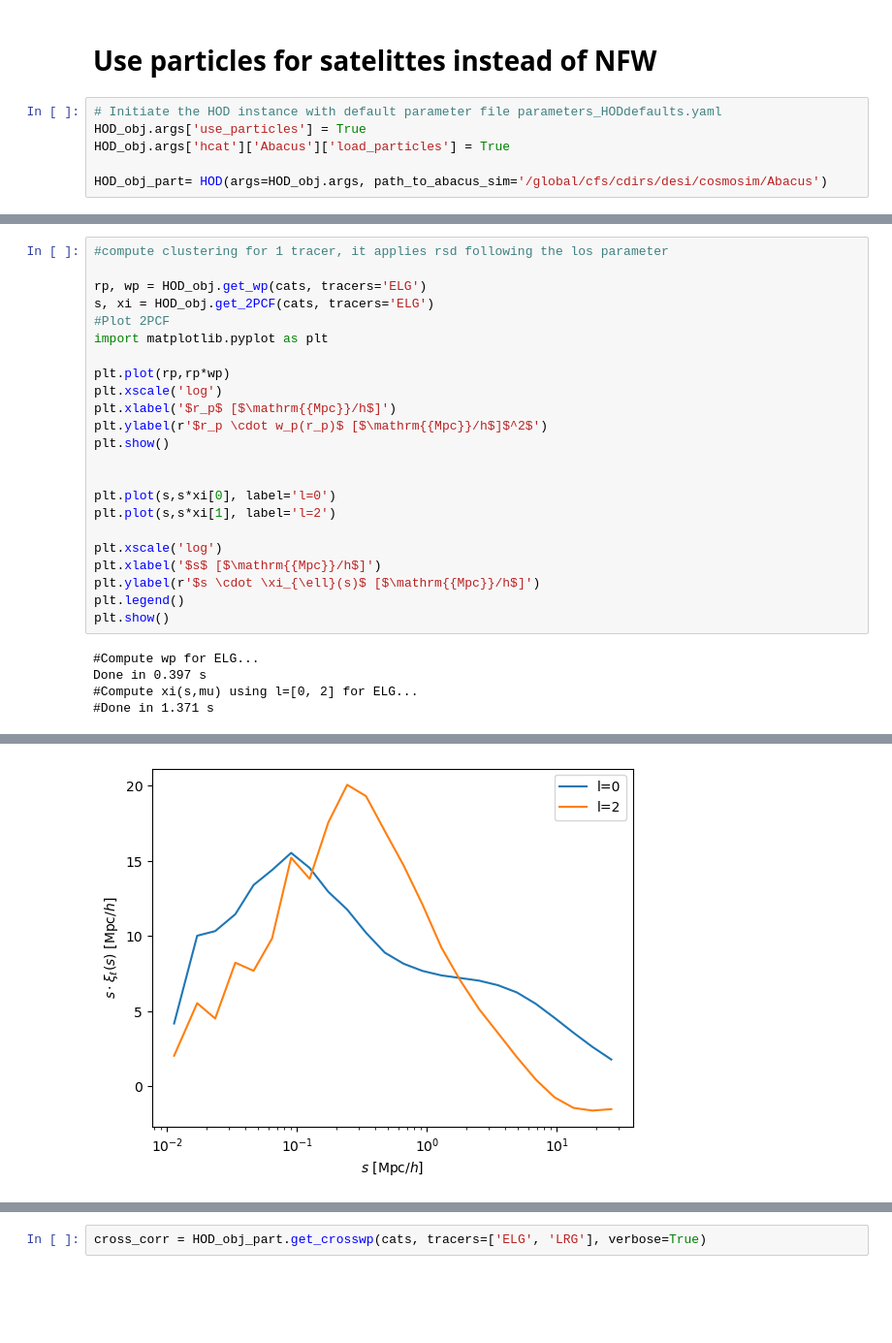
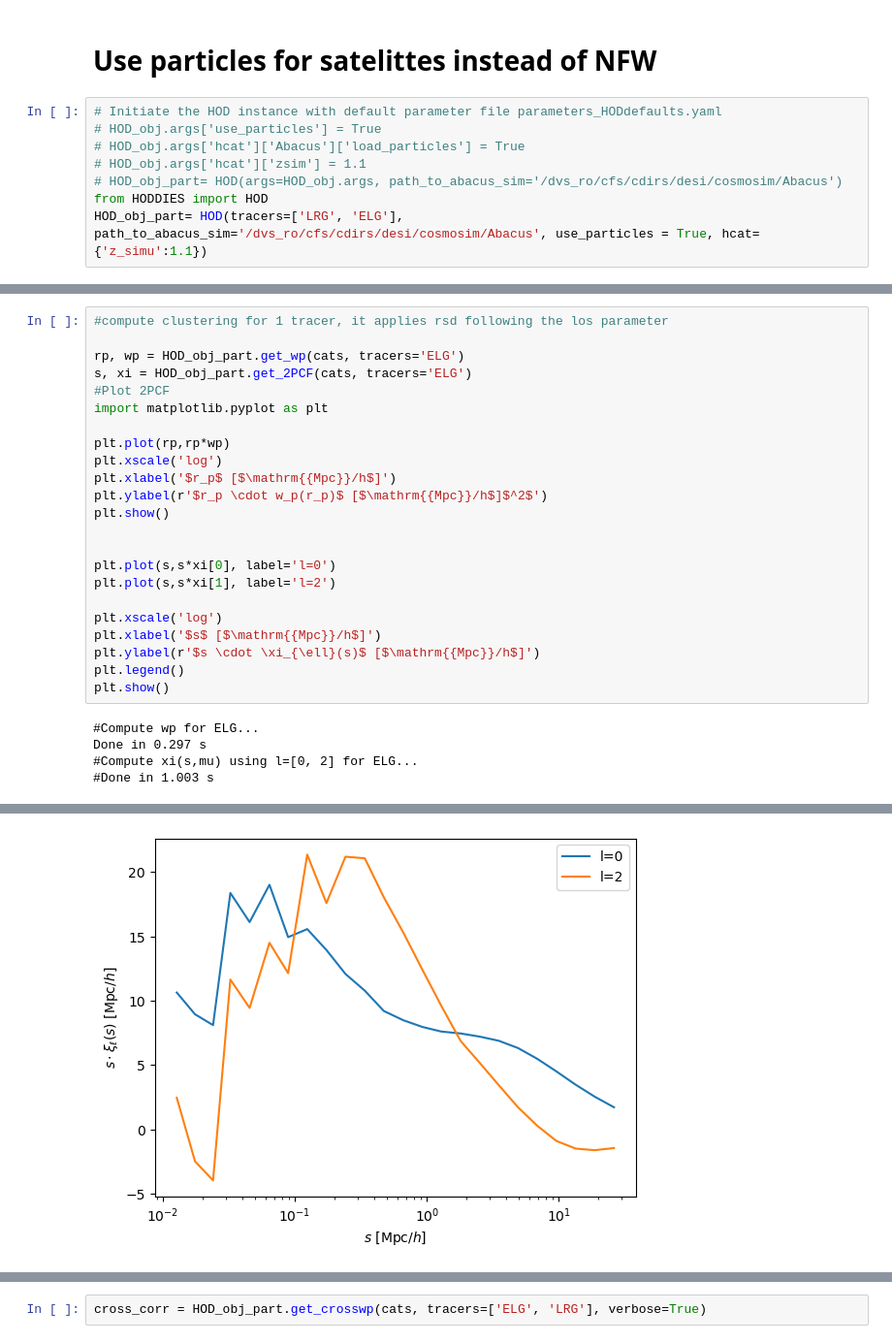
Before and after one commit to antoine-rocher/HODDIES, a Jupyter notebook: nb/basic_HOD_examples.ipynb, the cells around one changed output, grey strips where cells are left out. Shown at 97% size. Drawn from its saved outputs; the diff is of its cells as text; blank space fills up the shorter version.

```diff
--- a/nb/basic_HOD_examples.ipynb
+++ b/nb/basic_HOD_examples.ipynb
@@ -347,9 +362,11 @@ Done in 0.441 s
 # Use particles for satelittes instead of NFW
 # %%
 # Initiate the HOD instance with default parameter file parameters_HODdefaults.yaml
-HOD_obj.args['use_particles'] = True
-HOD_obj.args['hcat']['Abacus']['load_particles'] = True
-
-HOD_obj_part= HOD(args=HOD_obj.args, path_to_abacus_sim='/global/cfs/cdirs/desi/cosmosim/Abacus')
+# HOD_obj.args['use_particles'] = True
+# HOD_obj.args['hcat']['Abacus']['load_particles'] = True
+# HOD_obj.args['hcat']['zsim'] = 1.1
+# HOD_obj_part= HOD(args=HOD_obj.args, path_to_abacus_sim='/dvs_ro/cfs/cdirs/desi/cosmosim/Abacus')
+from HODDIES import HOD
+HOD_obj_part= HOD(tracers=['LRG', 'ELG'], path_to_abacus_sim='/dvs_ro/cfs/cdirs/desi/cosmosim/Abacus', use_particles = True, hcat={'z_simu':1.1})
 # %% [output]
 Set number of threads to 32
@@ -398,8 +466,8 @@ Catalog(csize=2818625, size=2818625, columns=['x', 'y', 'z', 'vx', 'vy', 'vz', '
 # %%
 #compute clustering for 1 tracer, it applies rsd following the los parameter
 
-rp, wp = HOD_obj.get_wp(cats, tracers='ELG')
-s, xi = HOD_obj.get_2PCF(cats, tracers='ELG')
+rp, wp = HOD_obj_part.get_wp(cats, tracers='ELG')
+s, xi = HOD_obj_part.get_2PCF(cats, tracers='ELG')
 #Plot 2PCF
 import matplotlib.pyplot as plt
 
@@ -420,6 +488,6 @@ plt.legend()
 plt.show()
 # %% [output]
 #Compute wp for ELG...
-Done in 0.397 s
+Done in 0.297 s
 #Compute xi(s,mu) using l=[0, 2] for ELG...
-#Done in 1.371 s
+#Done in 1.003 s
@@ -427 +495 @@ Done in 0.397 s
-[figure, old version]
+[figure, new version]
```
Also changed, not shown: parts of 10 cells of this notebook.
